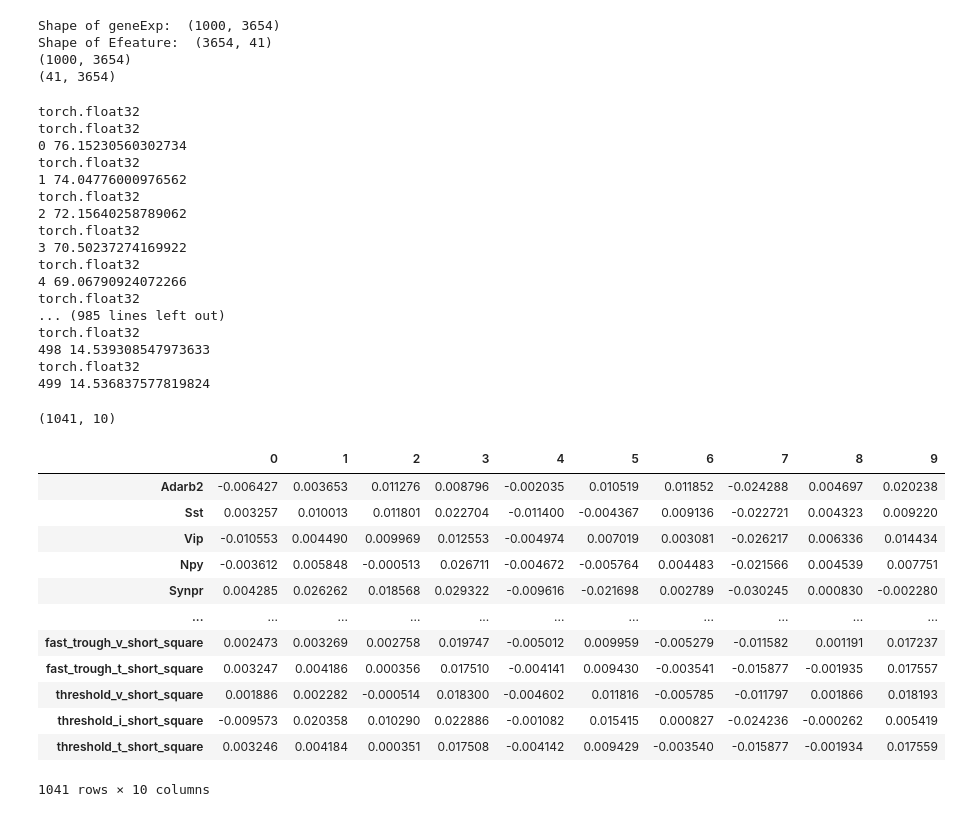
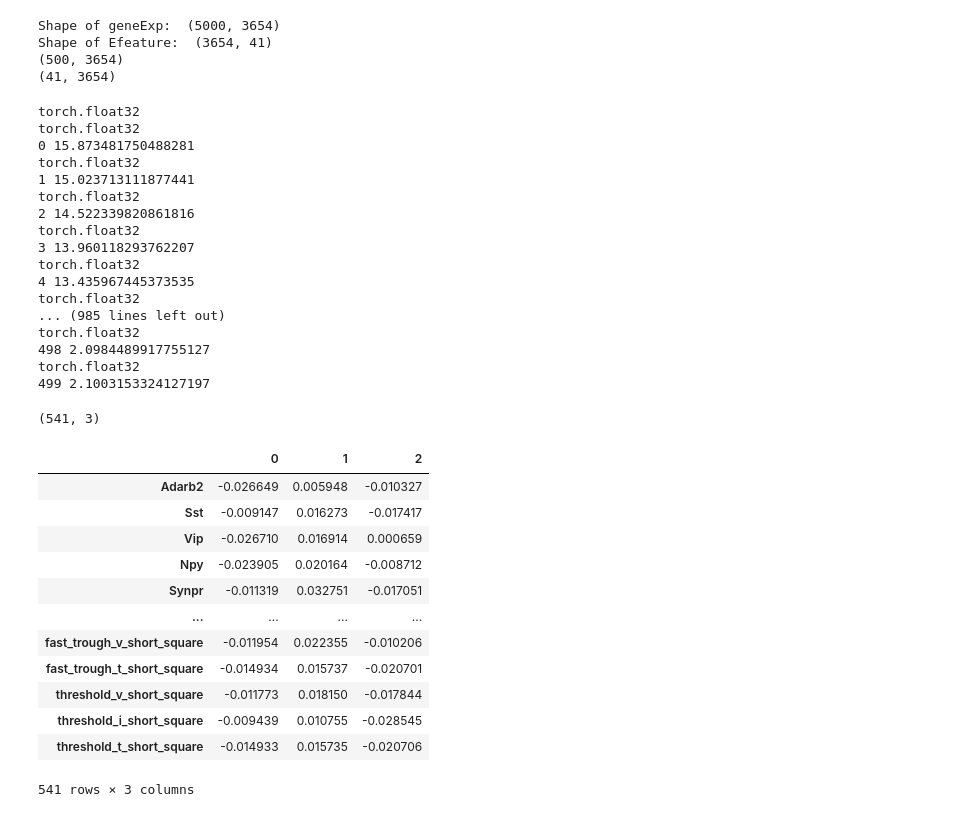
Before and after one commit to daifengwanglab/deepManReg, a Jupyter notebook: visual_sample/code/phase1.ipynb, the cells around one changed output. Drawn from its saved outputs; the diff is of its cells as text; code cells hidden in the pictures.

```diff
--- a/visual_sample/code/phase1.ipynb
+++ b/visual_sample/code/phase1.ipynb
@@ -42,7 +42,7 @@ def train_and_project(x1_np, x2_np):
 
     # N is batch size; D_in is input dimension;
     # H is hidden dimension; D_out is output dimension.
-    N, D_in, H1, H2, D_out = x1_np.shape[0], x1_np.shape[1], 512, 64, 10
+    N, D_in, H1, H2, D_out = x1_np.shape[0], x1_np.shape[1], 512, 64, 3
 
     model = Net(D_in, H1, H2, D_out)
 
@@ -101,7 +101,7 @@ def train_and_project(x1_np, x2_np):
     return proj_outputs_np
 # %%
 Efeature = pd.read_csv('../data/efeature_filtered.csv',index_col=0)
-geneExp = pd.read_csv('../data/expMat_filtered.csv',index_col=0)
+geneExp = pd.read_csv('../data/expMat_filtered_5000.csv',index_col=0)
 label = pd.read_csv('../data/label_visual.csv')
 print('Shape of geneExp: ', geneExp.shape)
 print('Shape of Efeature: ', Efeature.shape)
@@ -109,57 +109,57 @@ print('Shape of Efeature: ', Efeature.shape)
 #x1_np = preprocessing.scale(np.log(geneExp+1).to_numpy())
 #x2_np = preprocessing.scale(Efeature.T.to_numpy())
 
-x1_np = np.log(geneExp+1).to_numpy()
+x1_np = np.log(geneExp+1).to_numpy()[0:500]
 x2_np = preprocessing.scale(Efeature.T.to_numpy())
 
 print(x1_np.shape)
 print(x2_np.shape)
 # %% [output]
-Shape of geneExp:  (1000, 3654)
+Shape of geneExp:  (5000, 3654)
 Shape of Efeature:  (3654, 41)
-(1000, 3654)
+(500, 3654)
 (41, 3654)
 # %%
 projections = train_and_project(x1_np, x2_np)
 # %% [output]
 torch.float32
 torch.float32
-0 76.15230560302734
+0 15.873481750488281
 torch.float32
-1 74.04776000976562
+1 15.023713111877441
 torch.float32
-2 72.15640258789062
+2 14.522339820861816
 torch.float32
-3 70.50237274169922
+3 13.960118293762207
 torch.float32
-4 69.06790924072266
+4 13.435967445373535
 torch.float32
 ... (985 lines left out)
 torch.float32
-498 14.539308547973633
+498 2.0984489917755127
 torch.float32
-499 14.536837577819824
+499 2.1003153324127197
 # %%
 projections.shape
 # %% [output]
-(1041, 10)
+(541, 3)
 # %%
 projections = pd.DataFrame(projections)
-features = geneExp.index.tolist()+Efeature.columns.tolist()
+features = geneExp.index.tolist()[0:500]+Efeature.columns.tolist()
 projections.index = features
 projections
 # %% [output]
-|  | 0 | 1 | 2 | 3 | 4 | 5 | 6 | 7 | 8 | 9 |
-| Adarb2 | -0.006427 | 0.003653 | 0.011276 | 0.008796 | -0.002035 | 0.010519 | 0.011852 | -0.024288 | 0.004697 | 0.020238 |
-| Sst | 0.003257 | 0.010013 | 0.011801 | 0.022704 | -0.011400 | -0.004367 | 0.009136 | -0.022721 | 0.004323 | 0.009220 |
-| Vip | -0.010553 | 0.004490 | 0.009969 | 0.012553 | -0.004974 | 0.007019 | 0.003081 | -0.026217 | 0.006336 | 0.014434 |
-| Npy | -0.003612 | 0.005848 | -0.000513 | 0.026711 | -0.004672 | -0.005764 | 0.004483 | -0.021566 | 0.004539 | 0.007751 |
-| Synpr | 0.004285 | 0.026262 | 0.018568 | 0.029322 | -0.009616 | -0.021698 | 0.002789 | -0.030245 | 0.000830 | -0.002280 |
-| ... | ... | ... | ... | ... | ... | ... | ... | ... | ... | ... |
-| fast_trough_v_short_square | 0.002473 | 0.003269 | 0.002758 | 0.019747 | -0.005012 | 0.009959 | -0.005279 | -0.011582 | 0.001191 | 0.017237 |
-| fast_trough_t_short_square | 0.003247 | 0.004186 | 0.000356 | 0.017510 | -0.004141 | 0.009430 | -0.003541 | -0.015877 | -0.001935 | 0.017557 |
-| threshold_v_short_square | 0.001886 | 0.002282 | -0.000514 | 0.018300 | -0.004602 | 0.011816 | -0.005785 | -0.011797 | 0.001866 | 0.018193 |
-| threshold_i_short_square | -0.009573 | 0.020358 | 0.010290 | 0.022886 | -0.001082 | 0.015415 | 0.000827 | -0.024236 | -0.000262 | 0.005419 |
-| threshold_t_short_square | 0.003246 | 0.004184 | 0.000351 | 0.017508 | -0.004142 | 0.009429 | -0.003540 | -0.015877 | -0.001934 | 0.017559 |
+|  | 0 | 1 | 2 |
+| Adarb2 | -0.026649 | 0.005948 | -0.010327 |
+| Sst | -0.009147 | 0.016273 | -0.017417 |
+| Vip | -0.026710 | 0.016914 | 0.000659 |
+| Npy | -0.023905 | 0.020164 | -0.008712 |
+| Synpr | -0.011319 | 0.032751 | -0.017051 |
+| ... | ... | ... | ... |
+| fast_trough_v_short_square | -0.011954 | 0.022355 | -0.010206 |
+| fast_trough_t_short_square | -0.014934 | 0.015737 | -0.020701 |
+| threshold_v_short_square | -0.011773 | 0.018150 | -0.017844 |
+| threshold_i_short_square | -0.009439 | 0.010755 | -0.028545 |
+| threshold_t_short_square | -0.014933 | 0.015735 | -0.020706 |
-1041 rows × 10 columns
+541 rows × 3 columns
 # %%
```
Also changed, not shown: parts of 2 cells of this notebook, 6 other files.
